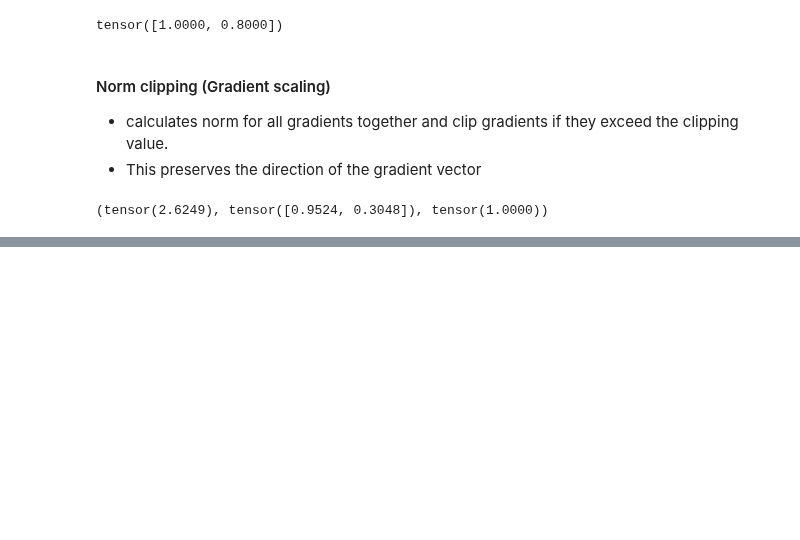
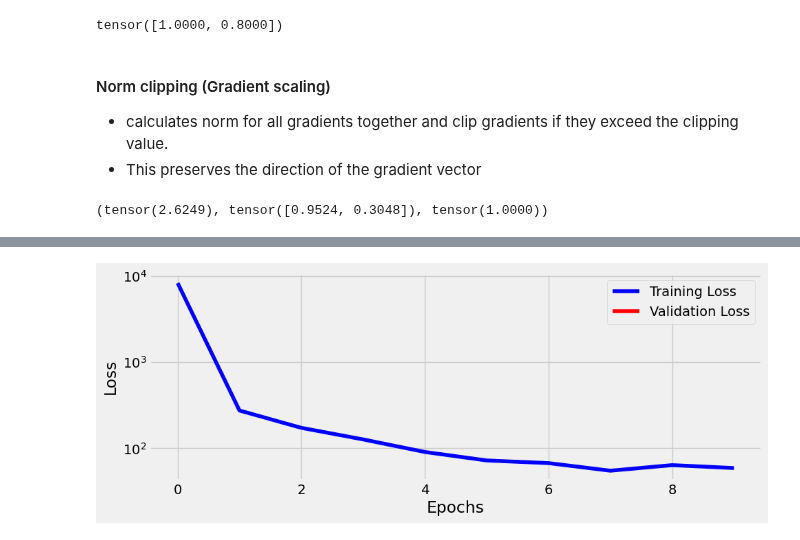
Before and after one commit to Anushkach/Deep-Learning, a Jupyter notebook: Deep Learning with Pytorch/vanishing and exploding gradients.ipynb, the cells around one changed output, grey strips where cells are left out. Cells and saved outputs as stored; diff of their text form; code cells hidden in the pictures; blank space fills up the shorter version.

```diff
--- a/Deep Learning with Pytorch/vanishing and exploding gradients.ipynb
+++ b/Deep Learning with Pytorch/vanishing and exploding gradients.ipynb
@@ -373,0 +416,12 @@ def weights_init(m):
+# %%
+sbs_reg_clip_hook=StepByStep(model,loss_fn,optimizer)
+sbs_reg_clip_hook.set_loaders(train_loader)
+sbs_reg_clip_hook.set_clip_backprop(1.0)
+sbs_reg_clip_hook.capture_gradients(['fc1'])
+sbs_reg_clip_hook.train(10)
+sbs_reg_clip_hook.remove_clip()
+sbs_reg_clip_hook.remove_hooks()
+# %%
+fig=sbs_reg_clip_hook.plot_losses()
+# %% [output]
+[figure, added]
```
Also changed, not shown: parts of 12 cells of this notebook.
